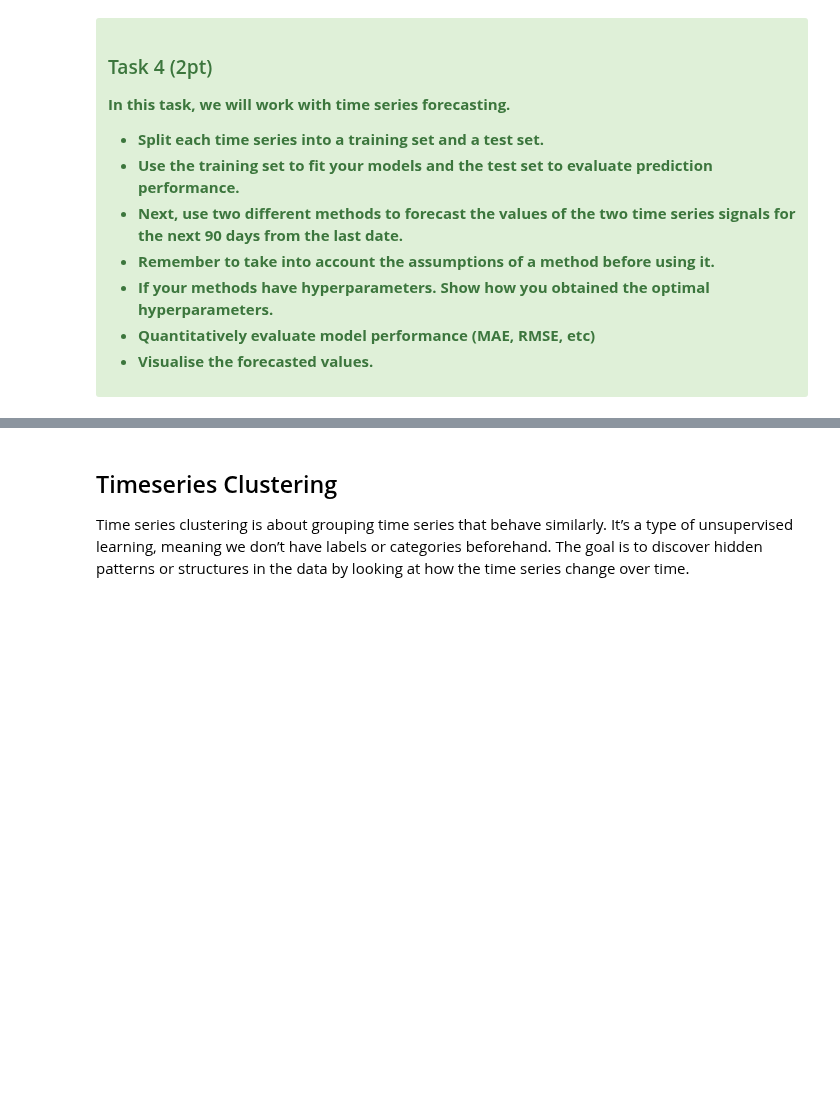
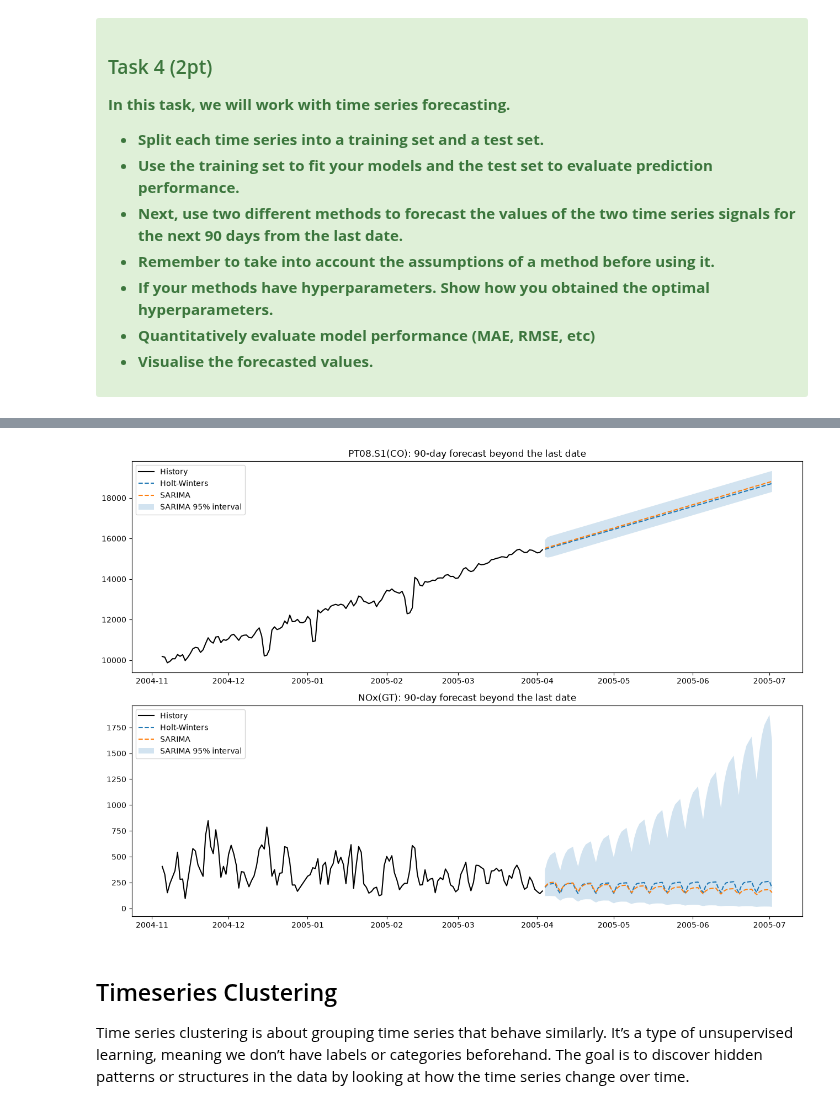
Before and after one commit to Masters-Halmstad/Data-Mining-DT8013, a Jupyter notebook: Lab#4_time_series/lab_timeseries_analysis.ipynb, the cells around one changed output, grey strips where cells are left out. Saved outputs shown, nothing was run; the diff lists cells and outputs as text; code cells hidden in the pictures; blank space fills up the shorter version.

```diff
--- a/Lab#4_time_series/lab_timeseries_analysis.ipynb
+++ b/Lab#4_time_series/lab_timeseries_analysis.ipynb
@@ -474,3 +672,37 @@ In this task, we will work with time series forecasting.
+# %%
+# 7. forcast 90 days
+future_idx = pd.date_range(co.index[-1] + pd.Timedelta(days=1), periods=H, freq='D')
+
+# Holt-Winters
+co_fut_hw  = pd.Series(fit_hw(co,      *hw_co_cfg).forecast(H).values,           index=future_idx)
+nox_fut_hw = pd.Series(np.exp(fit_hw(nox_log, *hw_nox_cfg).forecast(H).values),  index=future_idx)
+
+# SARIMA with 95% intervals
+    # that is for every 95 out 100 future data falls in the band
+co_res  = fit_sarima(co,      *sar_co_cfg).get_forecast(H)
+nox_res = fit_sarima(nox_log, *sar_nox_cfg).get_forecast(H)
+
+co_fut_sar  = pd.Series(co_res.predicted_mean.values, index=future_idx)
+co_ci       = pd.DataFrame(co_res.conf_int().values, index=future_idx)
+
+nox_fut_sar = pd.Series(np.exp(nox_res.predicted_mean.values), index=future_idx)
+nox_ci      = pd.DataFrame(np.exp(nox_res.conf_int().values), index=future_idx)
+
+fig, axes = plt.subplots(2, 1, figsize=(13, 9))
+for ax, name, hist, hw, sar, ci in [
+    (axes[0], 'PT08.S1(CO)', co,  co_fut_hw,  co_fut_sar,  co_ci),
+    (axes[1], 'NOx(GT)',     nox, nox_fut_hw, nox_fut_sar, nox_ci),
+]:
+    ax.plot(hist.index[-150:], hist.iloc[-150:], color='black', label='History')
+    ax.plot(hw.index,  hw,  linestyle='--', label='Holt-Winters')
+    ax.plot(sar.index, sar, linestyle='--', label='SARIMA')
+    ax.fill_between(ci.index, ci[0], ci[1], alpha=0.2, label='SARIMA 95% interval')
+    ax.set_title(f'{name}: 90-day forecast beyond the last date')
+    ax.legend()
+plt.tight_layout()
+plt.show()
+# %% [output]
+[figure, added]
 # %% [markdown]
 ## Timeseries Clustering
 Time series clustering is about grouping time series that behave similarly. It’s a type of unsupervised learning, meaning we don’t have labels or categories beforehand. The goal is to discover hidden patterns or structures in the data by looking at how the time series change over time.
```
Also changed, not shown: parts of 8 cells of this notebook.
